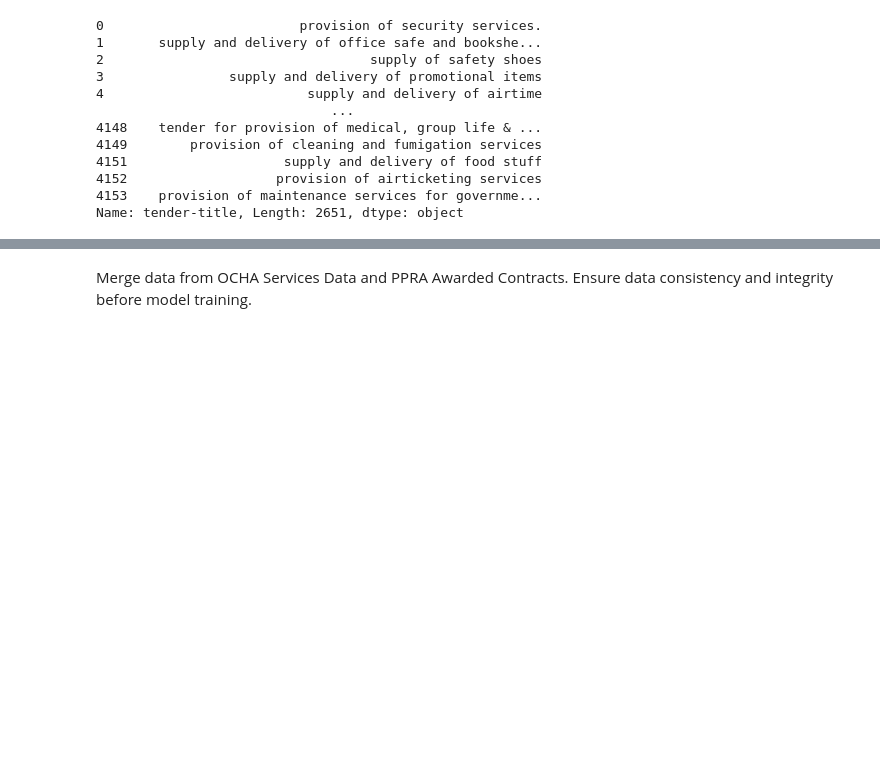
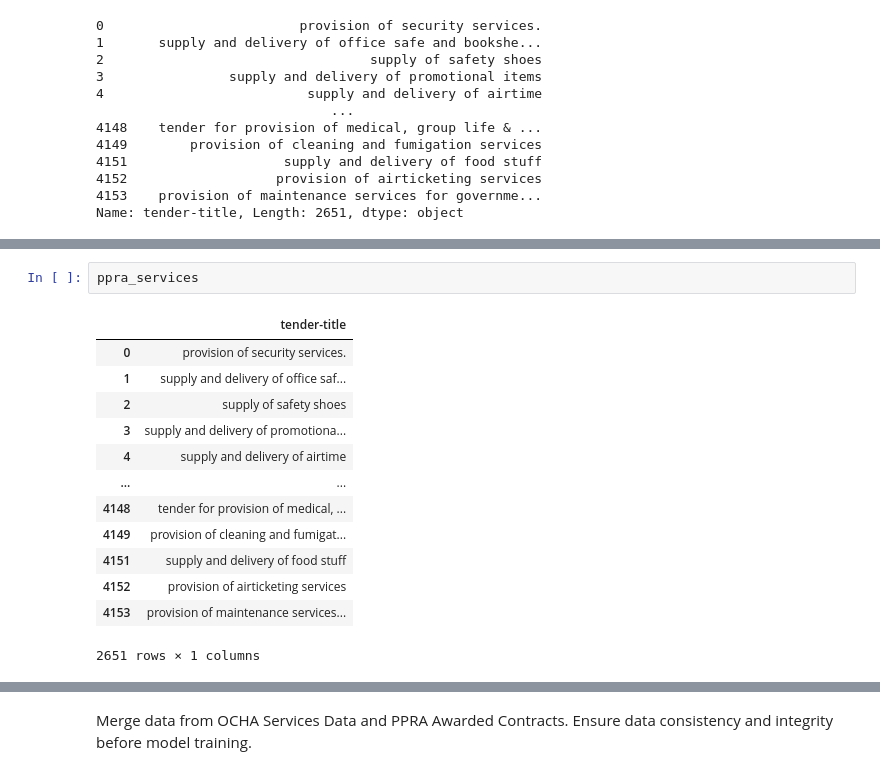
Before and after one commit to datakiptoo/County_Service-_Delivery, a Jupyter notebook: County_Residents.ipynb, the cells around one changed output, grey strips where cells are left out. Drawn from its saved outputs; the diff is of its cells as text; blank space fills up the shorter version.

```diff
--- a/County_Residents.ipynb
+++ b/County_Residents.ipynb
@@ -618,0 +671,16 @@ print(tfidf_df)
+# %%
+ppra_services
+# %% [output]
+|  | tender-title |
+| 0 | provision of security services. |
+| 1 | supply and delivery of office saf... |
+| 2 | supply of safety shoes |
+| 3 | supply and delivery of promotiona... |
+| 4 | supply and delivery of airtime |
+| ... | ... |
+| 4148 | tender for provision of medical, ... |
+| 4149 | provision of cleaning and fumigat... |
+| 4151 | supply and delivery of food stuff |
+| 4152 | provision of airticketing services |
+| 4153 | provision of maintenance services... |
+2651 rows × 1 columns
```
Also changed, not shown: parts of 21 cells of this notebook, 1 other file.
